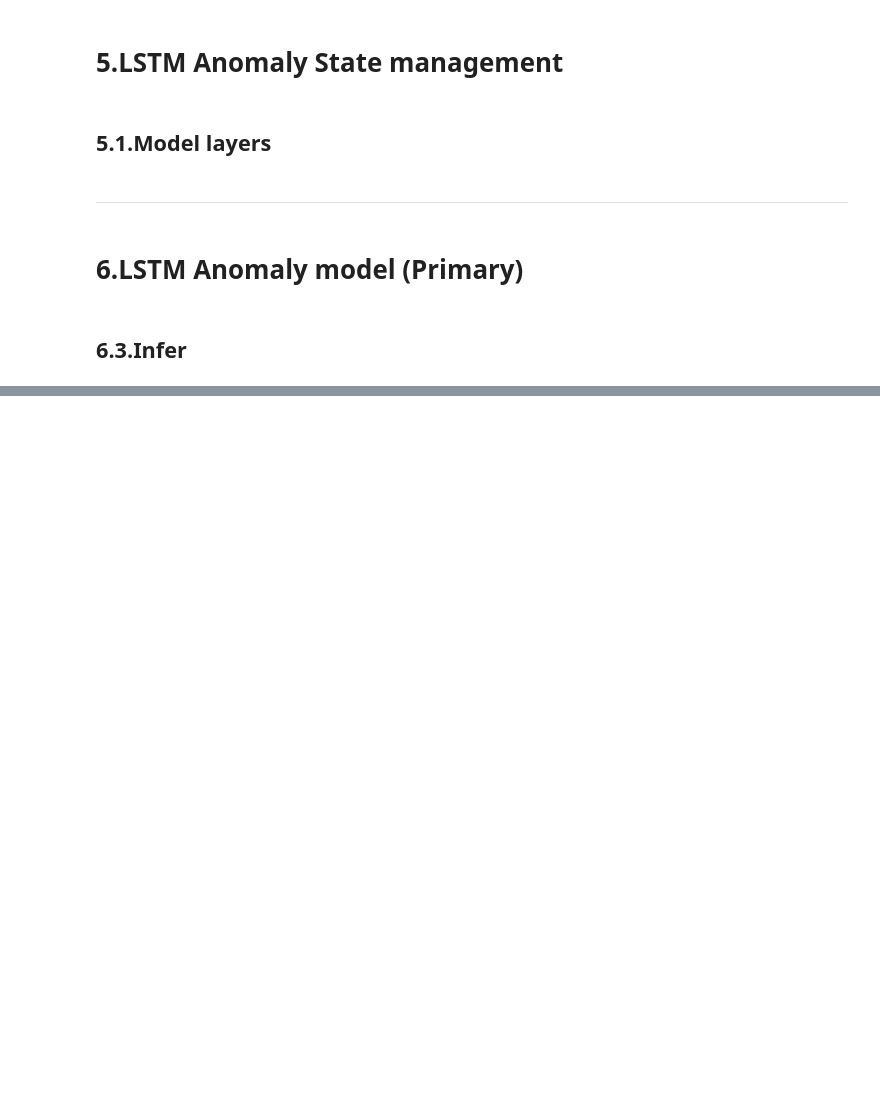
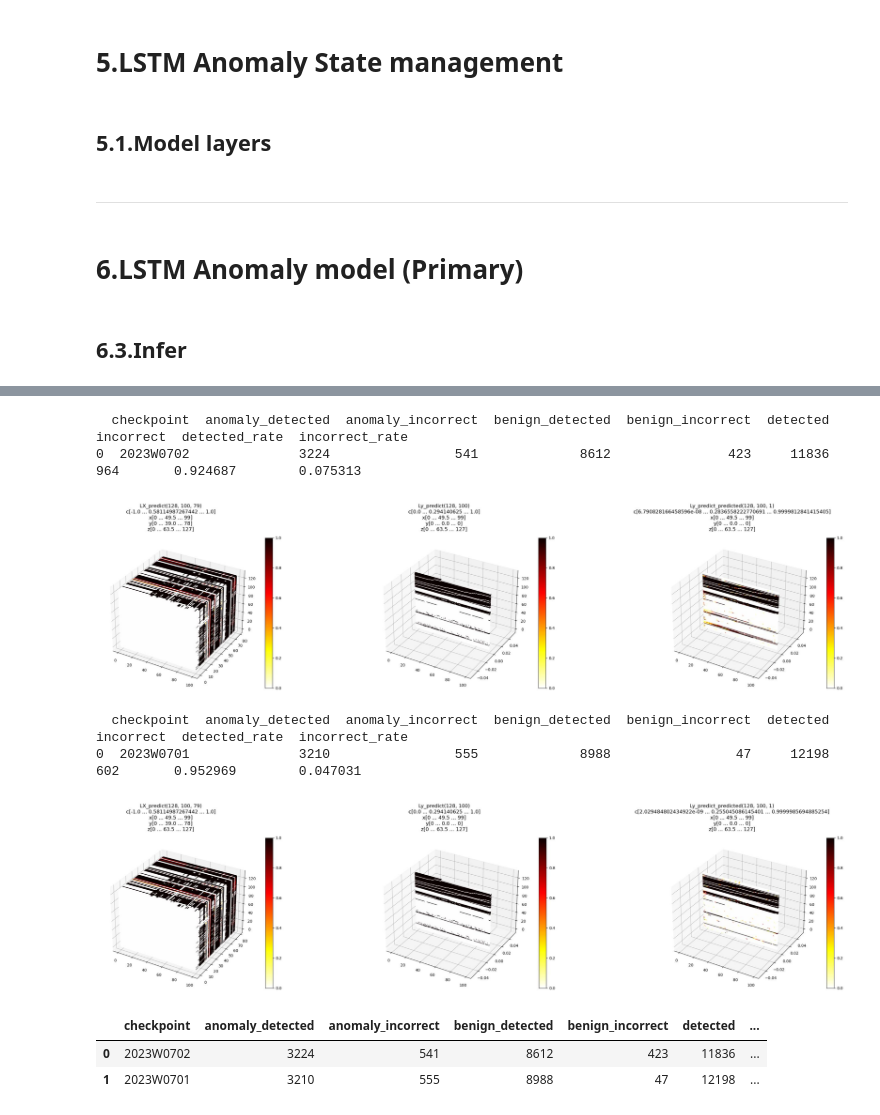
Before and after one commit to lifesboy/SELKS, a Jupyter notebook: staging/usr/local/opnsense/scripts/ml/aitests/aimodels/2023W0702_predict.ipynb, the cells around one changed output, grey strips where cells are left out. Drawn from its saved outputs; the diff is of its cells as text; code cells hidden in the pictures; blank space fills up the shorter version.

```diff
--- a/staging/usr/local/opnsense/scripts/ml/aitests/aimodels/2023W0702_predict.ipynb
+++ b/staging/usr/local/opnsense/scripts/ml/aitests/aimodels/2023W0702_predict.ipynb
@@ -187,5 +273,7 @@ ___
 # %%
 df = DataFrame()
 for c in checkpoints:
-    df = pd.concat([df, infer_by_checkpoint(c)], axis=0, ignore_index=True)
+    dfc = infer_by_checkpoint(c)
+    df = pd.concat([df, dfc], axis=0, ignore_index=True)
 df
+# %% [output]
@@ -191,0 +286,9 @@ df
+  checkpoint  anomaly_detected  anomaly_incorrect  benign_detected  benign_incorrect  detected  incorrect  detected_rate  incorrect_rate
+0  2023W0702              3224                541             8612               423     11836        964       0.924687        0.075313
+[figure, added]
+  checkpoint  anomaly_detected  anomaly_incorrect  benign_detected  benign_incorrect  detected  incorrect  detected_rate  incorrect_rate
+0  2023W0701              3210                555             8988                47     12198        602       0.952969        0.047031
+[figure, added]
+|  | checkpoint | anomaly_detected | anomaly_incorrect | benign_detected | benign_incorrect | detected | ... |
+| 0 | 2023W0702 | 3224 | 541 | 8612 | 423 | 11836 | ... |
+| 1 | 2023W0701 | 3210 | 555 | 8988 | 47 | 12198 | ... |
```
Also changed, not shown: parts of 12 cells of this notebook.
